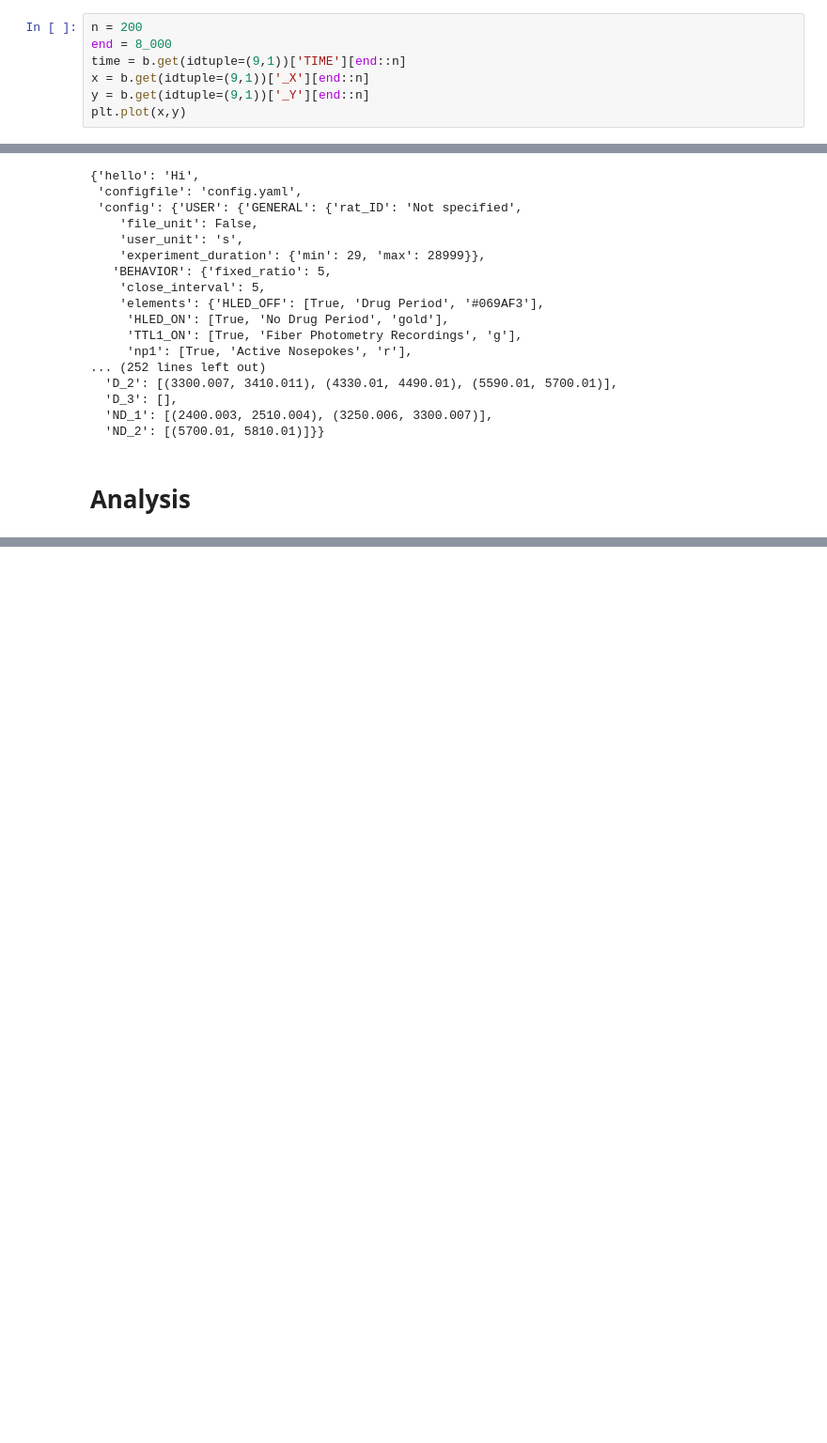
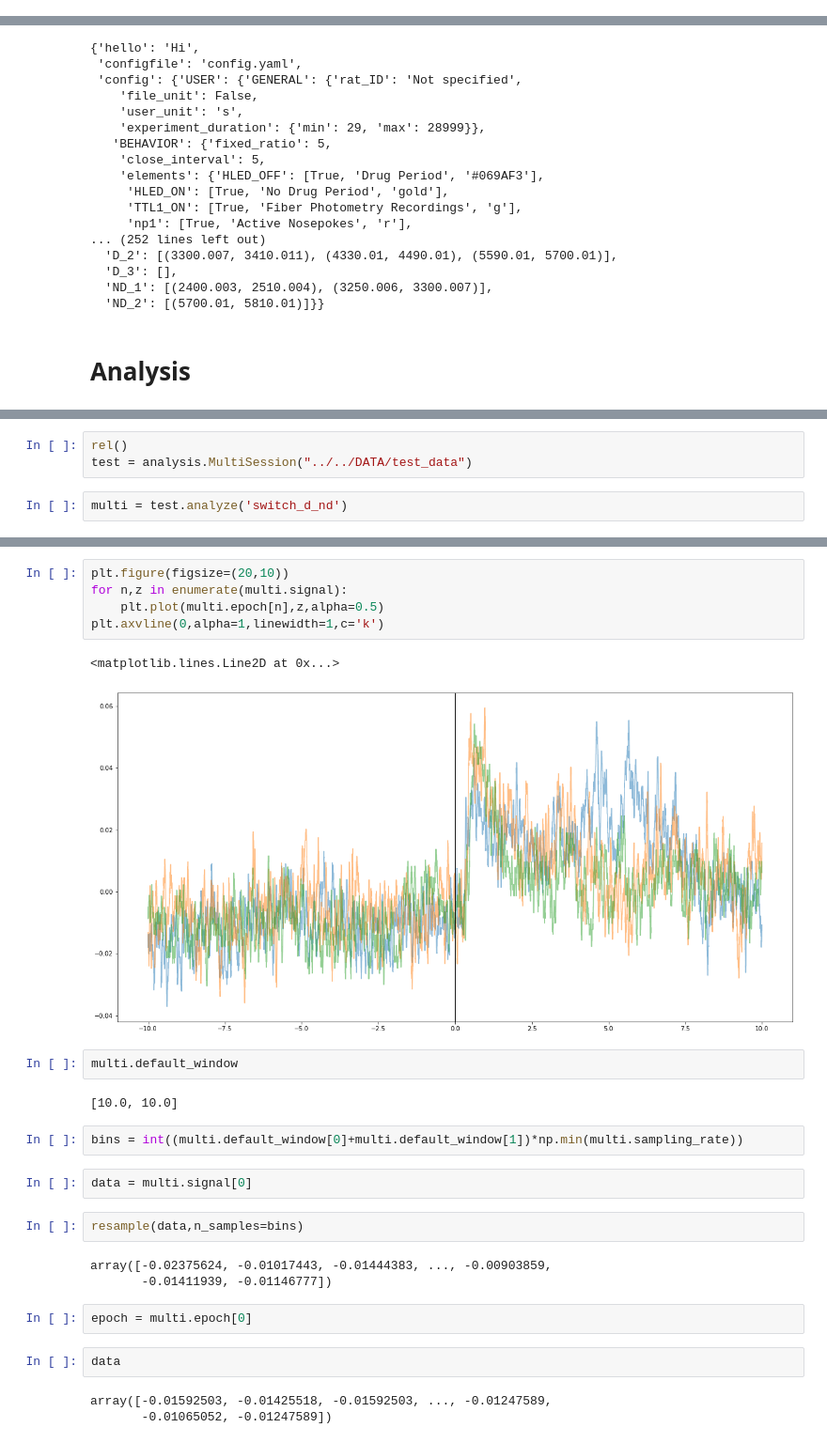
Before and after one commit to matias-ceau/pyfiber, a Jupyter notebook: dev/FIBERPHOTOPY.ipynb, the cells around one changed output, grey strips where cells are left out. Shown: that part at 94% size. Drawn from its saved outputs; the diff is of its cells as text; blank space fills up the shorter version.

```diff
--- a/dev/FIBERPHOTOPY.ipynb
+++ b/dev/FIBERPHOTOPY.ipynb
@@ -85,7 +50,0 @@ b.intervals()
-# %%
-n = 200
-end = 8_000
-time = b.get(idtuple=(9,1))['TIME'][end::n]
-x = b.get(idtuple=(9,1))['_X'][end::n]
-y = b.get(idtuple=(9,1))['_Y'][end::n]
-plt.plot(x,y)
@@ -314,0 +97,5 @@ ana11.post_zscores.mean()
+# %%
+rel()
+test = analysis.MultiSession("../../DATA/test_data")
+# %%
+multi = test.analyze('switch_d_nd')
@@ -314,0 +113,28 @@ ana11.post_zscores.mean()
+# %%
+plt.figure(figsize=(20,10))
+for n,z in enumerate(multi.signal):
+    plt.plot(multi.epoch[n],z,alpha=0.5)
+plt.axvline(0,alpha=1,linewidth=1,c='k')
+# %% [output]
+<matplotlib.lines.Line2D at 0x...>
+[figure, added]
+# %%
+multi.default_window
+# %% [output]
+[10.0, 10.0]
+# %%
+bins = int((multi.default_window[0]+multi.default_window[1])*np.min(multi.sampling_rate))
+# %%
+data = multi.signal[0]
+# %%
+resample(data,n_samples=bins)
+# %% [output]
+array([-0.02375624, -0.01017443, -0.01444383, ..., -0.00903859,
+       -0.01411939, -0.01146777])
+# %%
+epoch = multi.epoch[0]
+# %%
+data
+# %% [output]
+array([-0.01592503, -0.01425518, -0.01592503, ..., -0.01247589,
+       -0.01065052, -0.01247589])
```
Also changed, not shown: parts of 31 cells of this notebook, 6 other files.
